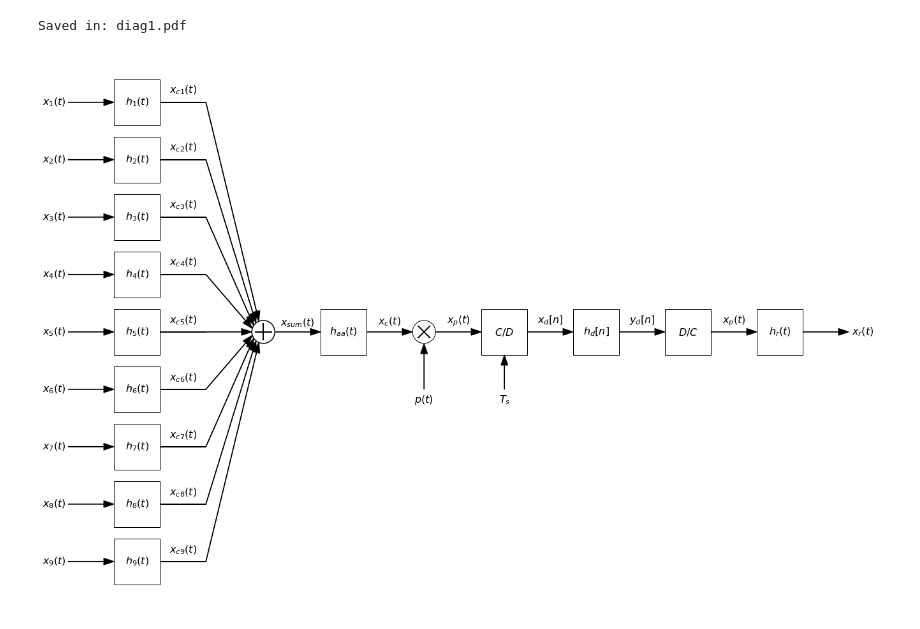
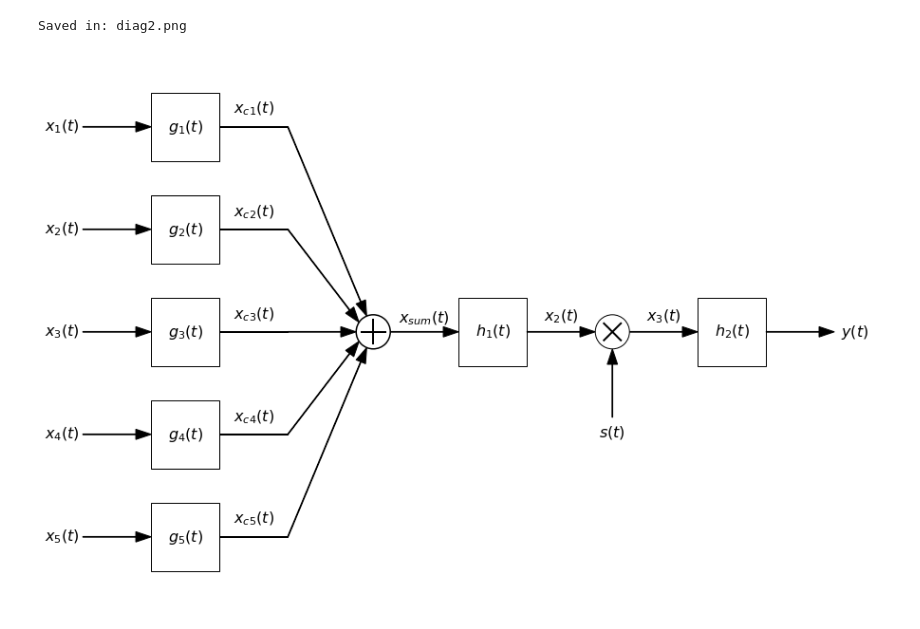
Before and after one commit to miguelmartfern/BlockDiagrams, a Jupyter notebook: diag_examples.ipynb, the cells around one changed output. Drawn from its saved outputs; the diff is of its cells as text; code cells hidden in the pictures.

```diff
--- a/diag_examples.ipynb
+++ b/diag_examples.ipynb
@@ -23,38 +23,32 @@ Saved in: diag1.pdf
 # %%
 from blockdiag import DiagramBuilder
 import numpy as np
 
 db = DiagramBuilder(block_length=1, fontsize=16)
 
-y_pos = np.linspace(5, -5, 9)
+y_pos = np.linspace(3, -3, 5)
 x_pos = np.zeros_like(y_pos)
 inputs_pos = np.column_stack((x_pos, y_pos))
 
-# Ramas de entrada
+# Input branches
 for cont in np.arange(inputs_pos.shape[0]):
     name = "x_" + str(cont + 1) +"(t)"
     inputs_pos[cont] = db.add(name, kind="input", position=(inputs_pos[cont]))
-    name =  "h_" + str(cont + 1) +"(t)"
+    name =  "g_" + str(cont + 1) +"(t)"
     inputs_pos[cont] = db.add(name, kind="block", position=(inputs_pos[cont]))
     name = "x_{c" + str(cont + 1) + "}(t)"
     inputs_pos[cont] = db.add(name, kind="line", position=(inputs_pos[cont]))
 
-# Dibujar el sumador
+# Adder
 pos = db.add("x_{sum}(t)", kind="mult_combiner", inputs=inputs_pos, position="auto", operation='sum')
 
 # Resto del diagrama
-pos = db.add("h_{aa}(t)", kind="block", position = pos)
-pos = db.add("mult", kind="2combiner", input_left_text="x_c(t)", input_bottom_text="p(t)", output_text="x_p(t)", operation='mult', position = pos)
-pos = db.add("C/D", kind="block_uparrow",input_bottom_text="T_s", position = pos)
-pos = db.add("x_d[n]", kind="arrow", position = pos)
-pos = db.add("h_d[n]", kind="block", position = pos)
-pos = db.add("y_d[n]", kind="arrow", position = pos)
-pos = db.add("D/C", kind="block", position = pos)
-pos = db.add("x_p(t)", kind="arrow", position = pos)
-pos = db.add("h_r(t)", kind="block", position = pos)
-pos = db.add("x_r(t)", kind="output", position = pos)
+pos = db.add("h_1(t)", kind="block", position = pos)
+pos = db.add("mult", kind="2combiner", input_left_text="x_2(t)", input_bottom_text="s(t)", output_text="x_3(t)", operation='mult', position = pos)
+pos = db.add("h_2(t)", kind="block", position = pos)
+pos = db.add("y(t)", kind="output", position = pos)
 
-db.show(savepath = "diag1.pdf")
+db.show(savepath = "diag2.png")
 # %% [output]
-Saved in: diag1.pdf
+Saved in: diag2.png
-[figure, old version]
+[figure, new version]
```
Also changed, not shown: parts of 1 cell of this notebook, 2 other files.
